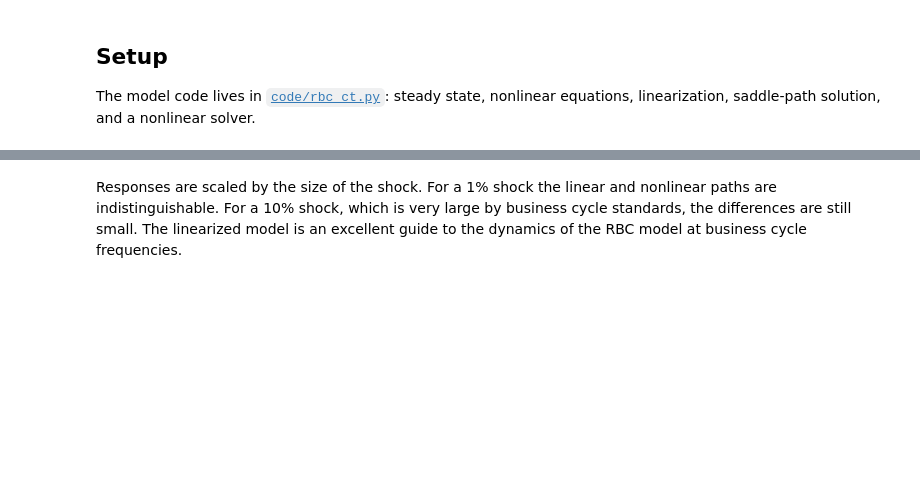
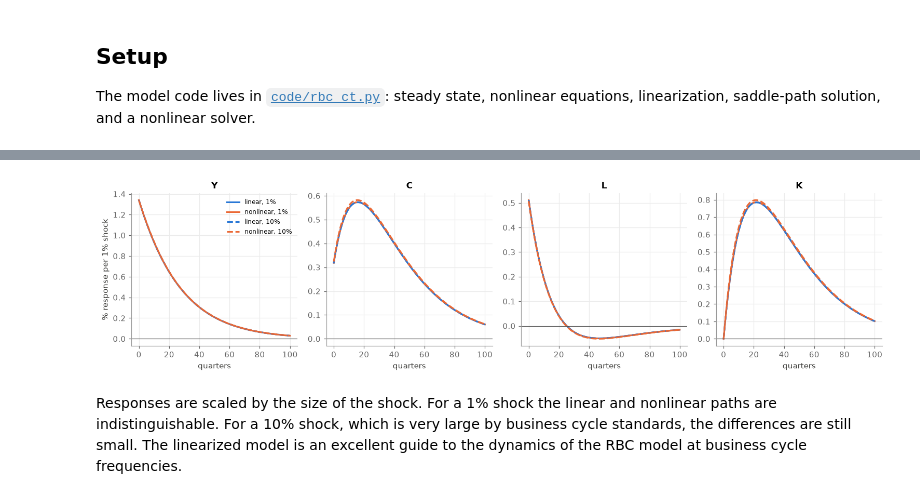
Before and after one commit to johanneswieland/RBC, a Jupyter notebook: lectures/02_rbc_continuous_time.ipynb, the cells around one changed output, grey strips where cells are left out. Saved outputs shown, nothing was run; the diff lists cells and outputs as text; code cells hidden in the pictures; blank space fills up the shorter version.

```diff
--- a/lectures/02_rbc_continuous_time.ipynb
+++ b/lectures/02_rbc_continuous_time.ipynb
@@ -425,2 +592,18 @@ plt.tight_layout()
+# %%
+fig, axes = plt.subplots(1, 4, figsize=(14, 3.6))
+for size, ls in [(0.01, "-"), (0.10, "--")]:
+    lin = rbc.irf(p, z0=size, theta_z=theta, T=25, n=401)
+    nl, ss0 = rbc.nonlinear_path(p, Zpath=lambda t: np.exp(size * np.exp(-theta * t)), T=75, n=1201)
+    nl = nl.loc[:25]
+    for ax, v in zip(axes, ["Y", "C", "L", "K"]):
+        ax.plot(4 * lin.index, lin[v] / (100 * size), color=COLORS["gdp"], lw=2, ls=ls, label=f"linear, {size:.0%}")
+        ax.plot(4 * nl.index, np.log(nl[v] / ss0[v]) / size, color=COLORS["series"], lw=2, ls=ls,
+                label=f"nonlinear, {size:.0%}")
+        ax.set_title(v); ax.axhline(0, color="0.3", lw=0.7); ax.set_xlabel("quarters")
+axes[0].set_ylabel("% response per 1% shock")
+axes[0].legend(fontsize=8)
+plt.tight_layout()
+# %% [output]
+[figure, added]
 # %% [markdown]
 Responses are scaled by the size of the shock. For a 1% shock the linear and nonlinear paths are indistinguishable. For a 10% shock, which is very large by business cycle standards, the differences are still small. The linearized model is an excellent guide to the dynamics of the RBC model at business cycle frequencies.
```
Also changed, not shown: parts of 48 cells of this notebook, 2 other files.
